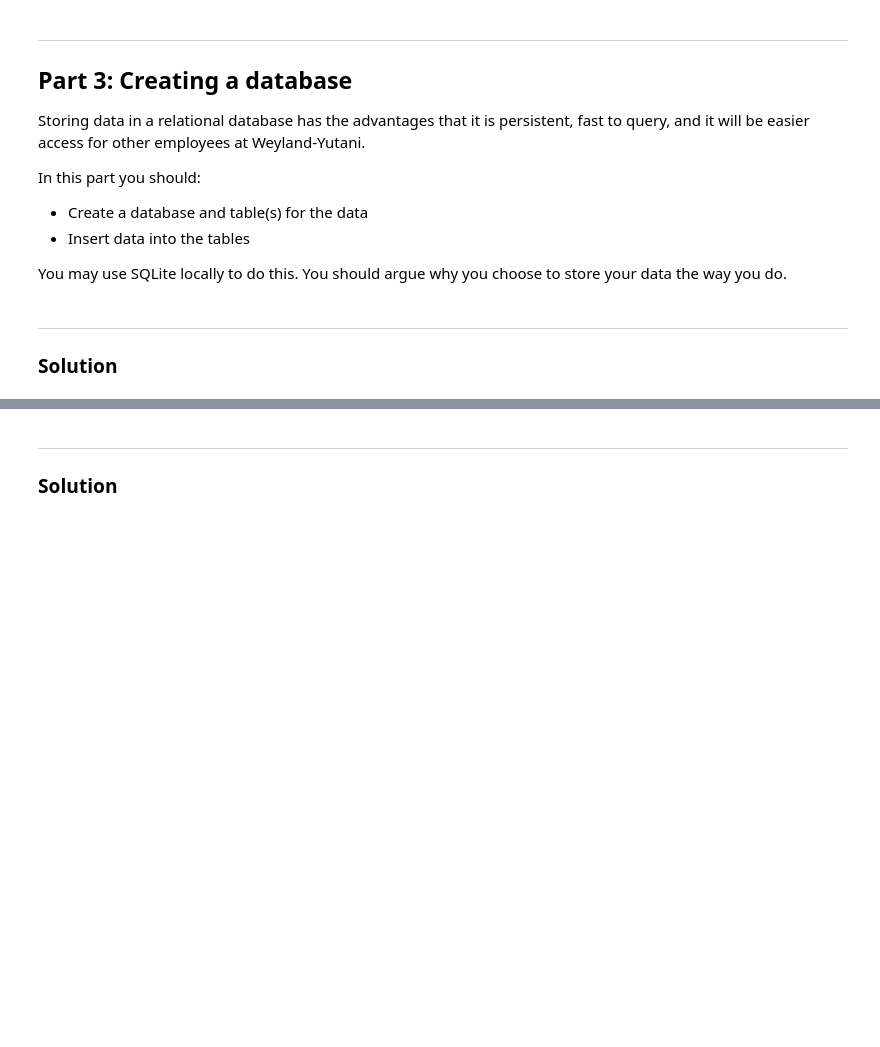
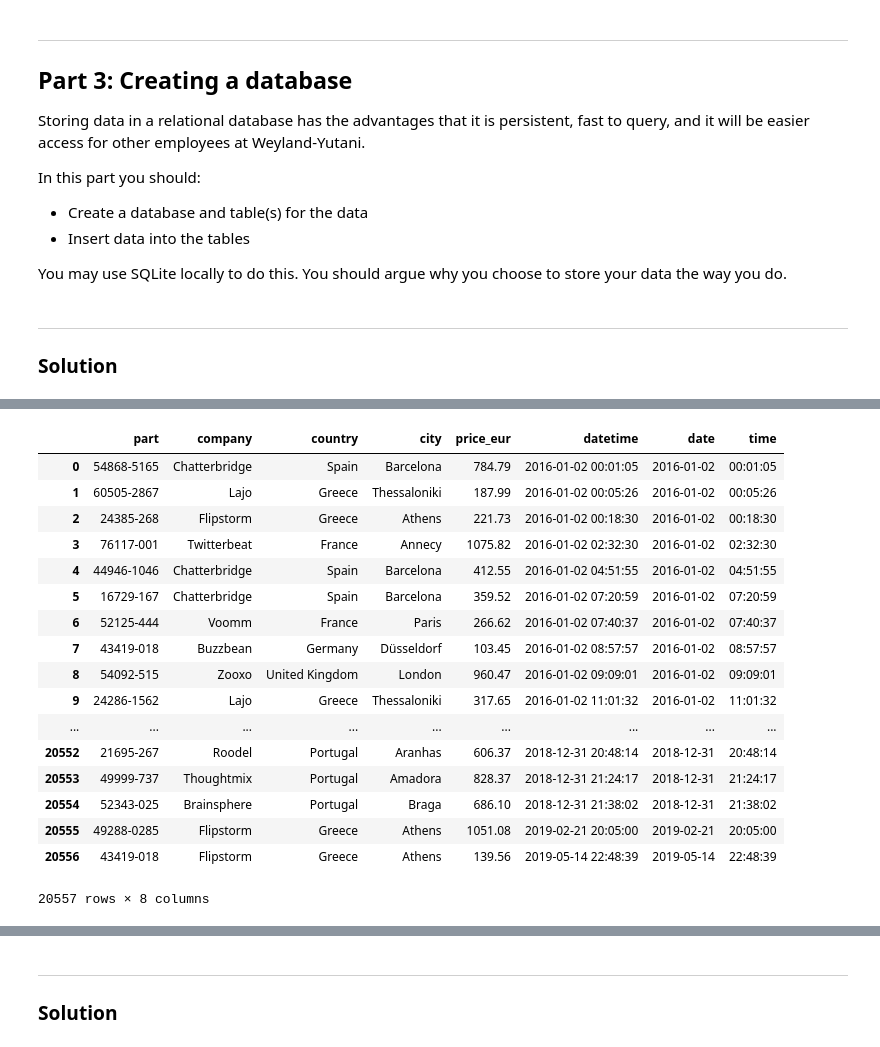
Before and after one commit to losdwind/cptools_projects, a Jupyter notebook: Project-1-Customer-Database.ipynb, the cells around one changed output, grey strips where cells are left out. Drawn from its saved outputs; the diff is of its cells as text; code cells hidden in the pictures; blank space fills up the shorter version.

```diff
--- a/Project-1-Customer-Database.ipynb
+++ b/Project-1-Customer-Database.ipynb
@@ -1138,0 +1161,5 @@ NameError: name 'df' is not defined
+# %%
+df.to_sql('transactions', conn, if_exists = 'replace', index = True)
+c.execute("SELECT * FROM transactions")
+data = pd.DataFrame(c.fetchall()).drop(columns = 0)
+data = data.rename(columns = {1:"part", 2:"company", 3:"country", 4:"city", 5:"price_eur", 6:"datetime", 7:"date", 8:"time"})
@@ -1139,3 +1178,24 @@ NameError: name 'df' is not defined
+# %%
+data
+# %% [output]
+|  | part | company | country | city | price_eur | datetime | date | time |
+| 0 | 54868-5165 | Chatterbridge | Spain | Barcelona | 784.79 | 2016-01-02 00:01:05 | 2016-01-02 | 00:01:05 |
+| 1 | 60505-2867 | Lajo | Greece | Thessaloniki | 187.99 | 2016-01-02 00:05:26 | 2016-01-02 | 00:05:26 |
+| 2 | 24385-268 | Flipstorm | Greece | Athens | 221.73 | 2016-01-02 00:18:30 | 2016-01-02 | 00:18:30 |
+| 3 | 76117-001 | Twitterbeat | France | Annecy | 1075.82 | 2016-01-02 02:32:30 | 2016-01-02 | 02:32:30 |
+| 4 | 44946-1046 | Chatterbridge | Spain | Barcelona | 412.55 | 2016-01-02 04:51:55 | 2016-01-02 | 04:51:55 |
+| 5 | 16729-167 | Chatterbridge | Spain | Barcelona | 359.52 | 2016-01-02 07:20:59 | 2016-01-02 | 07:20:59 |
+| 6 | 52125-444 | Voomm | France | Paris | 266.62 | 2016-01-02 07:40:37 | 2016-01-02 | 07:40:37 |
+| 7 | 43419-018 | Buzzbean | Germany | Düsseldorf | 103.45 | 2016-01-02 08:57:57 | 2016-01-02 | 08:57:57 |
+| 8 | 54092-515 | Zooxo | United Kingdom | London | 960.47 | 2016-01-02 09:09:01 | 2016-01-02 | 09:09:01 |
+| 9 | 24286-1562 | Lajo | Greece | Thessaloniki | 317.65 | 2016-01-02 11:01:32 | 2016-01-02 | 11:01:32 |
+| ... | ... | ... | ... | ... | ... | ... | ... | ... |
+| 20552 | 21695-267 | Roodel | Portugal | Aranhas | 606.37 | 2018-12-31 20:48:14 | 2018-12-31 | 20:48:14 |
+| 20553 | 49999-737 | Thoughtmix | Portugal | Amadora | 828.37 | 2018-12-31 21:24:17 | 2018-12-31 | 21:24:17 |
+| 20554 | 52343-025 | Brainsphere | Portugal | Braga | 686.10 | 2018-12-31 21:38:02 | 2018-12-31 | 21:38:02 |
+| 20555 | 49288-0285 | Flipstorm | Greece | Athens | 1051.08 | 2019-02-21 20:05:00 | 2019-02-21 | 20:05:00 |
+| 20556 | 43419-018 | Flipstorm | Greece | Athens | 139.56 | 2019-05-14 22:48:39 | 2019-05-14 | 22:48:39 |
+20557 rows × 8 columns
 # %% [markdown]
 ---
 ## Part 4: Analyzing the data
```
Also changed, not shown: parts of 72 cells of this notebook.
